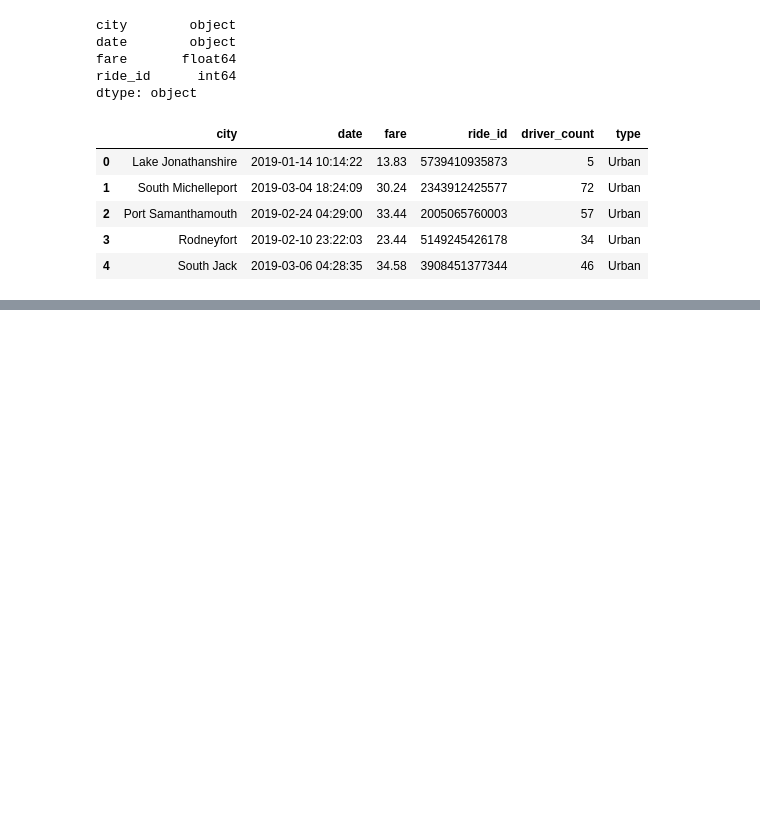
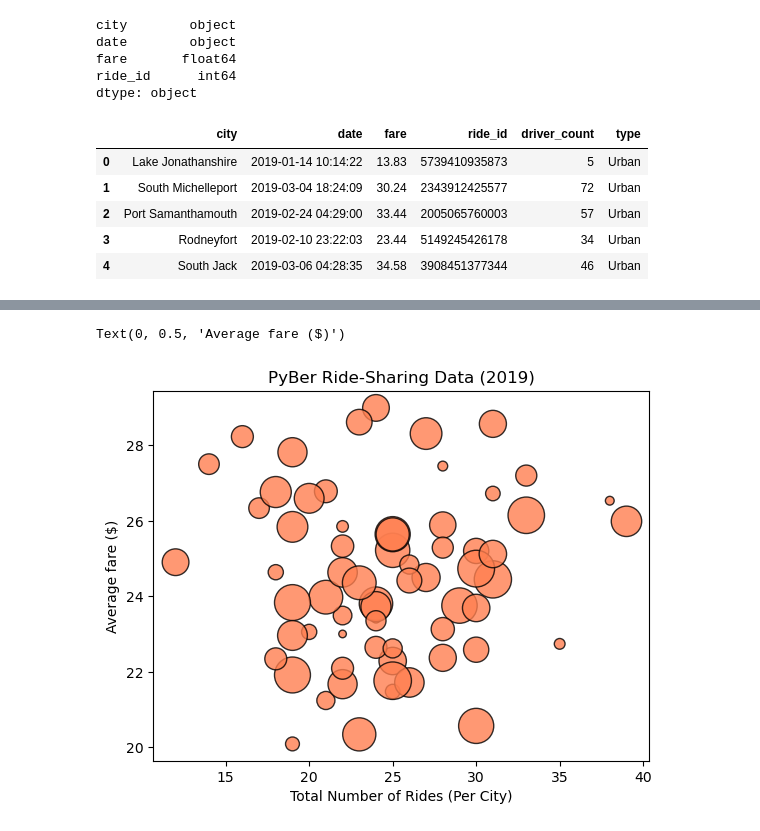
Before and after one commit to kmm337/PyBer_Analysis, a Jupyter notebook: PyBer.ipynb, the cells around one changed output, grey strips where cells are left out. Cells and saved outputs as stored; diff of their text form; code cells hidden in the pictures; blank space fills up the shorter version.

```diff
--- a/PyBer.ipynb
+++ b/PyBer.ipynb
@@ -118,3 +118,8 @@ pyber_data_df.head()
 | 2 | Port Samanthamouth | 2019-02-24 04:29:00 | 33.44 | 2005065760003 | 57 | Urban |
 | 3 | Rodneyfort | 2019-02-10 23:22:03 | 23.44 | 5149245426178 | 34 | Urban |
 | 4 | South Jack | 2019-03-06 04:28:35 | 34.58 | 3908451377344 | 46 | Urban |
+# %%
+# create dataframe for each type of city
+# Create the Urban city DataFrame.
+urban_cities_df = pyber_data_df[pyber_data_df["type"] == "Urban"]
+urban_cities_df.head()
@@ -120,0 +146,4 @@ pyber_data_df.head()
+# %%
+# create a series
+urban_ride_count=urban_cities_df.groupby(["city"]).count()["ride_id"]
+urban_ride_count.head()
@@ -120,0 +185,4 @@ pyber_data_df.head()
+# %%
+# Get average fare for each city in the urban cities
+urban_avg_fare = urban_cities_df.groupby(["city"]).mean()["fare"]
+urban_avg_fare.head()
@@ -120,0 +219,4 @@ pyber_data_df.head()
+# %%
+# Get the average number of drivers for each urban city.
+urban_driver_count = urban_cities_df.groupby(["city"]).mean()["driver_count"]
+urban_driver_count.head()
@@ -120,0 +235,11 @@ pyber_data_df.head()
+# %%
+# x-axis number of rides by city urban_ride_count
+# y-axis is avg fare by city urban_avg_fare
+# size=avg number drivers by city urban_driver_count
+plt.scatter(urban_ride_count,urban_avg_fare,marker="o",c="coral",s=10*urban_driver_count,linewidths=1,edgecolors="black",alpha=.8)
+plt.title("PyBer Ride-Sharing Data (2019)")
+plt.xlabel("Total Number of Rides (Per City)")
+plt.ylabel("Average fare ($)")
+# %% [output]
+Text(0, 0.5, 'Average fare ($)')
+[figure, added]
```
Also changed, not shown: parts of 16 cells of this notebook, 1 other file.
